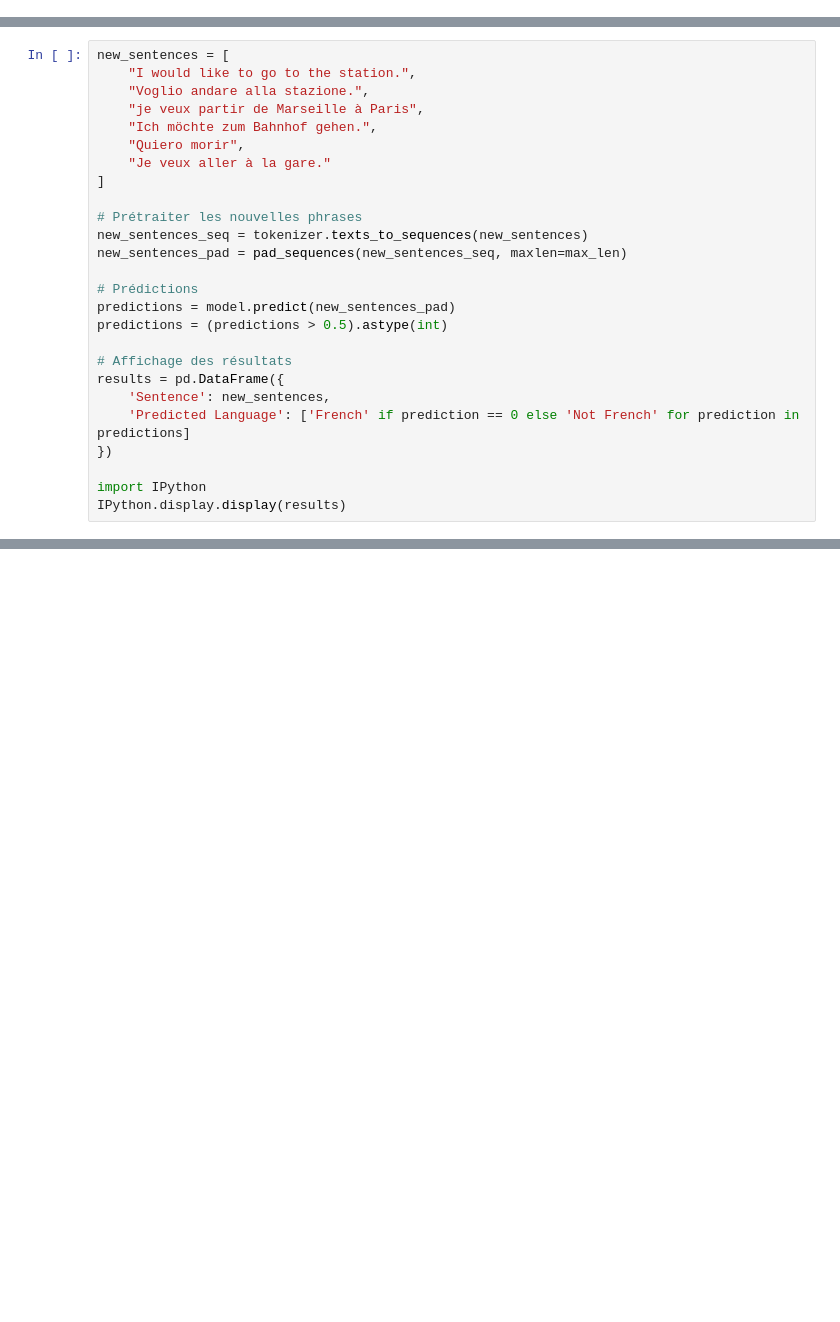
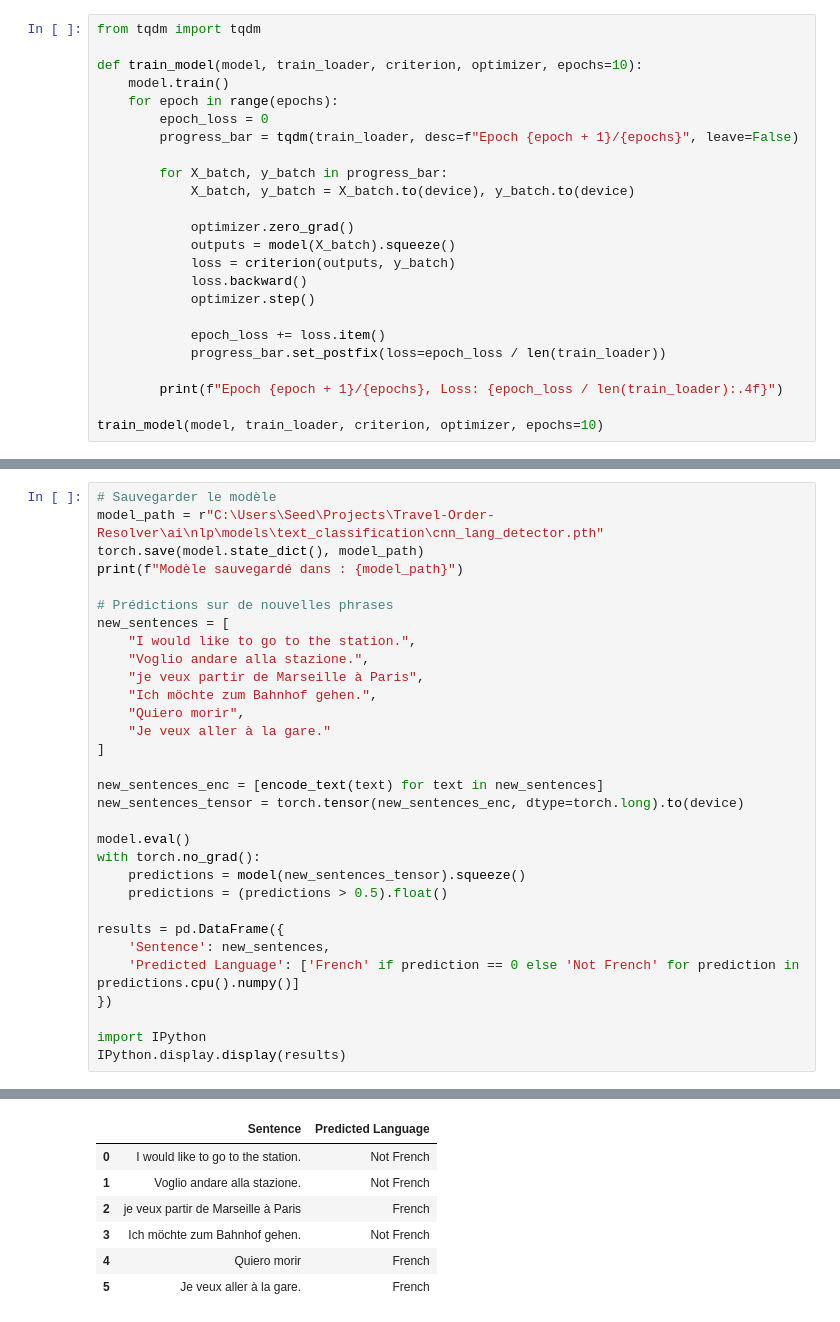
Before and after one commit to JeanBaptiste02/Travel-Order-Resolver, a Jupyter notebook: ai/nlp/classification/text_based/language_detector/neural_networks/cnn/cnn_lang_detector.ipynb, the cells around one changed output, grey strips where cells are left out. Cells and saved outputs as stored; diff of their text form; blank space fills up the shorter version.

```diff
--- a/ai/nlp/classification/text_based/language_detector/neural_networks/cnn/cnn_lang_detector.ipynb
+++ b/ai/nlp/classification/text_based/language_detector/neural_networks/cnn/cnn_lang_detector.ipynb
@@ -107,0 +145,24 @@ print(f"Accuracy: {accuracy_score(y_test, y_pred):.4f}")
+# %%
+from tqdm import tqdm
+
+def train_model(model, train_loader, criterion, optimizer, epochs=10):
+    model.train()
+    for epoch in range(epochs):
+        epoch_loss = 0
+        progress_bar = tqdm(train_loader, desc=f"Epoch {epoch + 1}/{epochs}", leave=False)
+
+        for X_batch, y_batch in progress_bar:
+            X_batch, y_batch = X_batch.to(device), y_batch.to(device)
+
+            optimizer.zero_grad()
+            outputs = model(X_batch).squeeze()
+            loss = criterion(outputs, y_batch)
+            loss.backward()
+            optimizer.step()
+
+            epoch_loss += loss.item()
+            progress_bar.set_postfix(loss=epoch_loss / len(train_loader))
+
+        print(f"Epoch {epoch + 1}/{epochs}, Loss: {epoch_loss / len(train_loader):.4f}")
+
+train_model(model, train_loader, criterion, optimizer, epochs=10)
@@ -126,4 +222,10 @@ print(f"Modèle sauvegardé dans : {model_path}")
 # %%
+# Sauvegarder le modèle
+model_path = r"C:\Users\Seed\Projects\Travel-Order-Resolver\ai\nlp\models\text_classification\cnn_lang_detector.pth"
+torch.save(model.state_dict(), model_path)
+print(f"Modèle sauvegardé dans : {model_path}")
+
+# Prédictions sur de nouvelles phrases
 new_sentences = [
     "I would like to go to the station.",
     "Voglio andare alla stazione.",
@@ -133,19 +235,19 @@ new_sentences = [
     "Je veux aller à la gare."
 ]
 
-# Prétraiter les nouvelles phrases
-new_sentences_seq = tokenizer.texts_to_sequences(new_sentences)
-new_sentences_pad = pad_sequences(new_sentences_seq, maxlen=max_len)
+new_sentences_enc = [encode_text(text) for text in new_sentences]
+new_sentences_tensor = torch.tensor(new_sentences_enc, dtype=torch.long).to(device)
 
-# Prédictions
-predictions = model.predict(new_sentences_pad)
-predictions = (predictions > 0.5).astype(int)
+model.eval()
+with torch.no_grad():
+    predictions = model(new_sentences_tensor).squeeze()
+    predictions = (predictions > 0.5).float()
 
-# Affichage des résultats
 results = pd.DataFrame({
     'Sentence': new_sentences,
-    'Predicted Language': ['French' if prediction == 0 else 'Not French' for prediction in predictions]
+    'Predicted Language': ['French' if prediction == 0 else 'Not French' for prediction in predictions.cpu().numpy()]
 })
 
 import IPython
 IPython.display.display(results)
+# %% [output]
@@ -151,0 +255,7 @@ IPython.display.display(results)
+|  | Sentence | Predicted Language |
+| 0 | I would like to go to the station. | Not French |
+| 1 | Voglio andare alla stazione. | Not French |
+| 2 | je veux partir de Marseille à Paris | French |
+| 3 | Ich möchte zum Bahnhof gehen. | Not French |
+| 4 | Quiero morir | French |
+| 5 | Je veux aller à la gare. | French |
```
Also changed, not shown: parts of 20 cells of this notebook.
